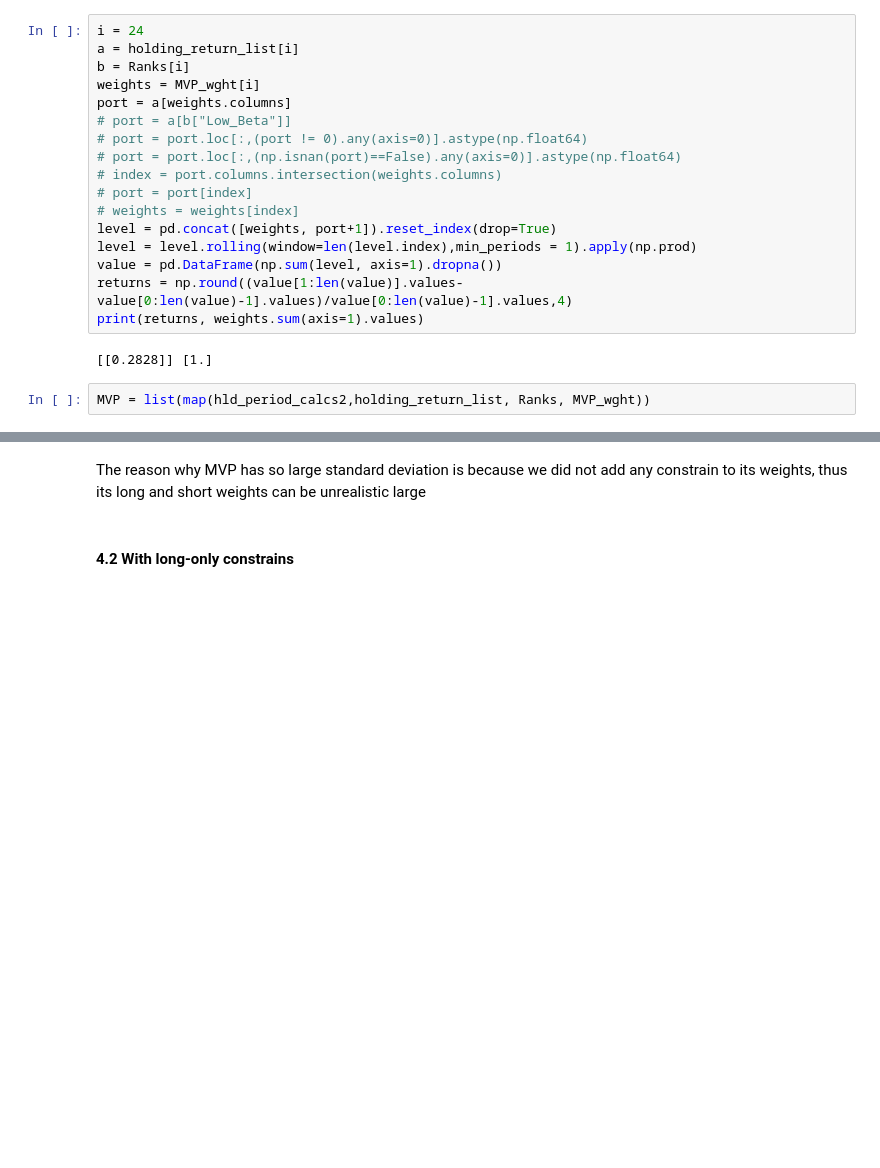
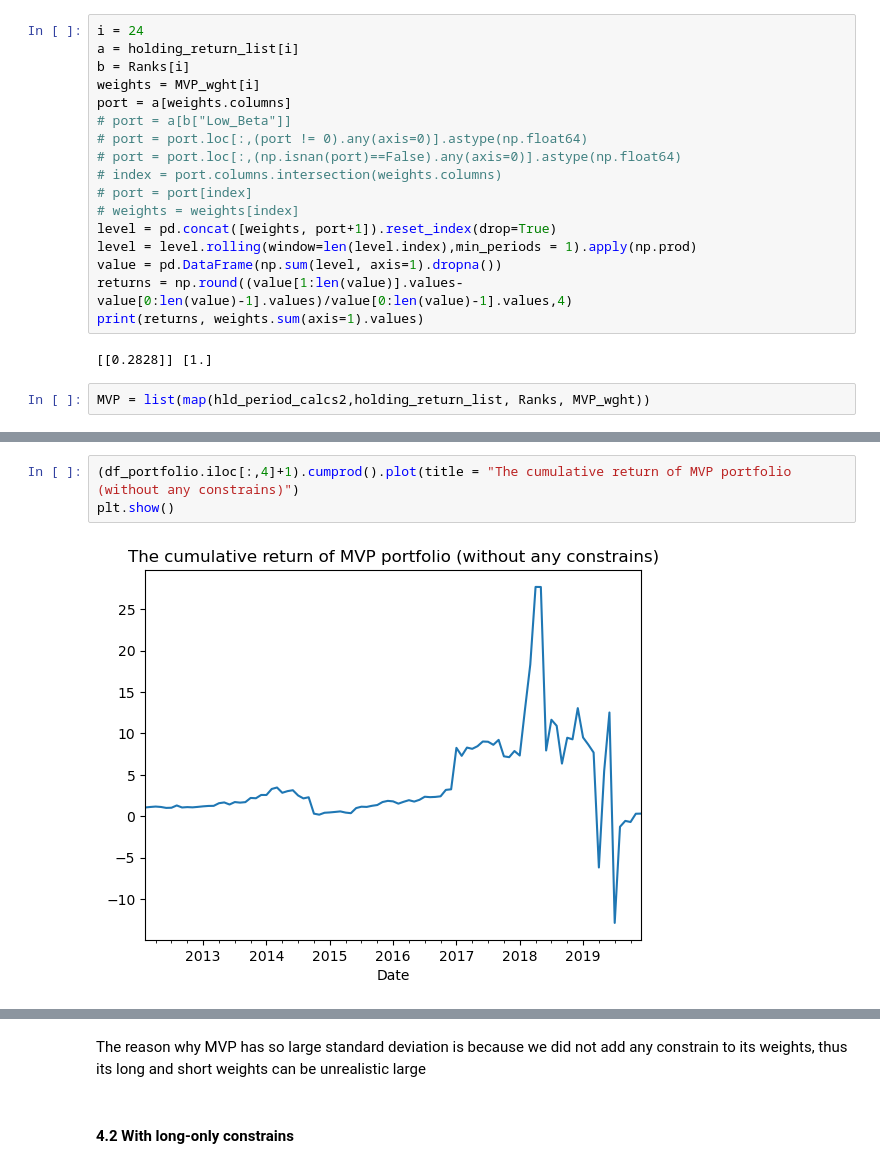
Before and after one commit to runxinlin/Research_Codes_2022, a Jupyter notebook: Python_V3.ipynb, the cells around one changed output, grey strips where cells are left out. Saved outputs shown, nothing was run; the diff lists cells and outputs as text; blank space fills up the shorter version.

```diff
--- a/Python_V3.ipynb
+++ b/Python_V3.ipynb
@@ -606,3 +639,8 @@ df_portfolio
+# %%
+(df_portfolio.iloc[:,4]+1).cumprod().plot(title = "The cumulative return of MVP portfolio (without any constrains)")
+plt.show()
+# %% [output]
+[figure, added]
 # %%
 df_portfolio.std()
 # %% [output]
```
Also changed, not shown: parts of 10 cells of this notebook, 1 other file.
